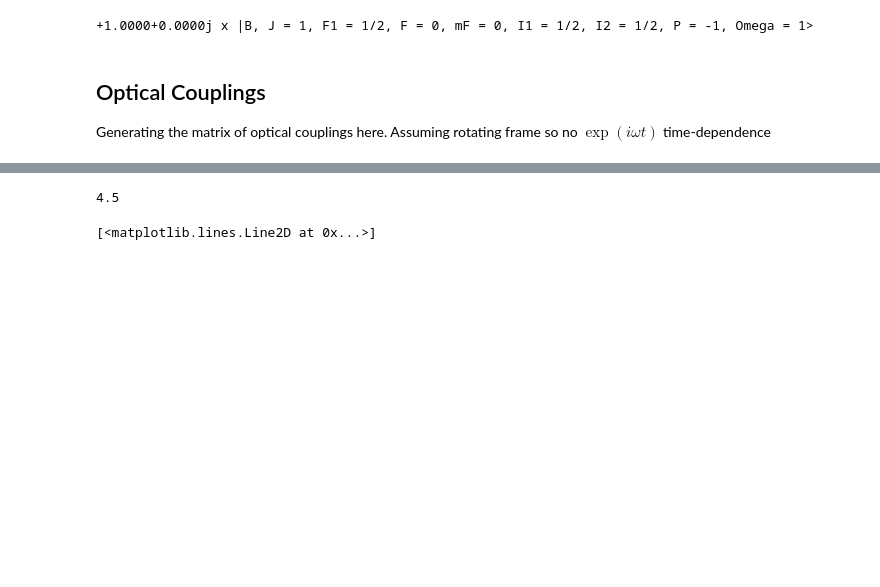
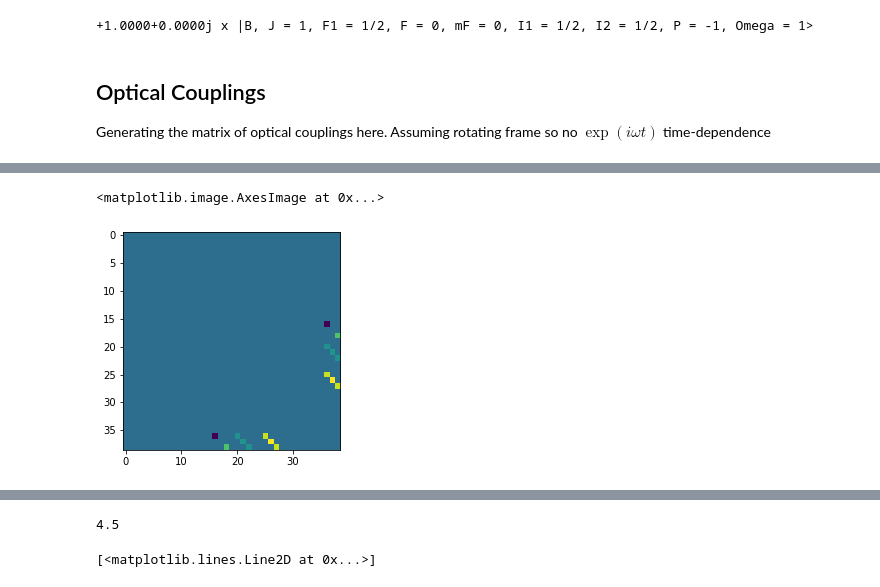
Before and after one commit to ograsdijk/CeNTREX-notebooks, a Jupyter notebook: optical bloch equations/Oskari Code Modified/Laser Only.ipynb, the cells around one changed output, grey strips where cells are left out. Drawn from its saved outputs; the diff is of its cells as text; code cells hidden in the pictures; blank space fills up the shorter version.

```diff
--- a/optical bloch equations/Oskari Code Modified/Laser Only.ipynb
+++ b/optical bloch equations/Oskari Code Modified/Laser Only.ipynb
@@ -171,0 +172,5 @@ Wall time: 34.4 s
+# %%
+plt.imshow(H_laser_z.real)
+# %% [output]
+<matplotlib.image.AxesImage at 0x...>
+[figure, added]
```
Also changed, not shown: parts of 28 cells of this notebook, 1 other file.
